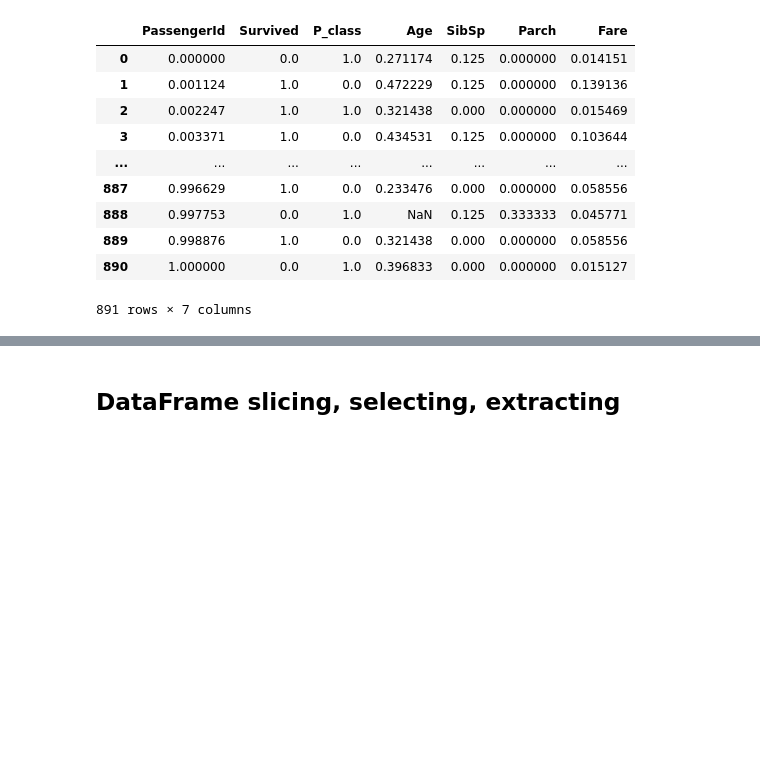
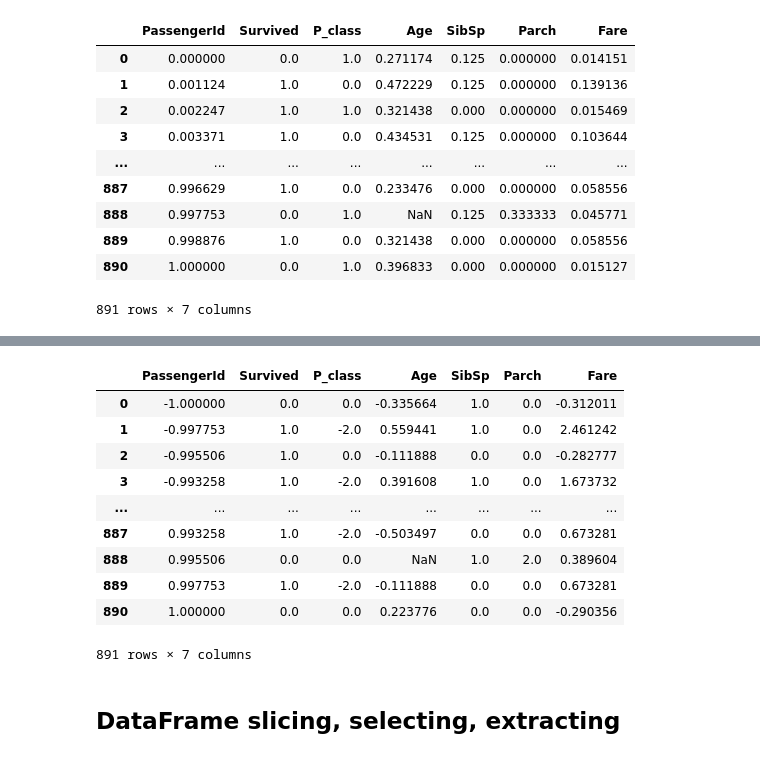
Before and after one commit to MilaSong/INF4039_Labs, a Jupyter notebook: lab1_data_prep/lab1.ipynb, the cells around one changed output, grey strips where cells are left out. Saved outputs shown, nothing was run; the diff lists cells and outputs as text; code cells hidden in the pictures; blank space fills up the shorter version.

```diff
--- a/lab1_data_prep/lab1.ipynb
+++ b/lab1_data_prep/lab1.ipynb
@@ -581,3 +607,20 @@ pd.DataFrame(df_2_norm, columns=df_2.columns)
+# %%
+from sklearn.preprocessing import RobustScaler
+
+df2_rob = RobustScaler().fit(df_2).transform(df_2)
+pd.DataFrame(df2_rob, columns=df_2.columns)
+# %% [output]
+|  | PassengerId | Survived | P_class | Age | SibSp | Parch | Fare |
+| 0 | -1.000000 | 0.0 | 0.0 | -0.335664 | 1.0 | 0.0 | -0.312011 |
+| 1 | -0.997753 | 1.0 | -2.0 | 0.559441 | 1.0 | 0.0 | 2.461242 |
+| 2 | -0.995506 | 1.0 | 0.0 | -0.111888 | 0.0 | 0.0 | -0.282777 |
+| 3 | -0.993258 | 1.0 | -2.0 | 0.391608 | 1.0 | 0.0 | 1.673732 |
+| ... | ... | ... | ... | ... | ... | ... | ... |
+| 887 | 0.993258 | 1.0 | -2.0 | -0.503497 | 0.0 | 0.0 | 0.673281 |
+| 888 | 0.995506 | 0.0 | 0.0 | NaN | 1.0 | 2.0 | 0.389604 |
+| 889 | 0.997753 | 1.0 | -2.0 | -0.111888 | 0.0 | 0.0 | 0.673281 |
+| 890 | 1.000000 | 0.0 | 0.0 | 0.223776 | 0.0 | 0.0 | -0.290356 |
+891 rows × 7 columns
 # %% [markdown]
 ## DataFrame slicing, selecting, extracting
 # %%
```
Also changed, not shown: parts of 22 cells of this notebook, 3 other files.
